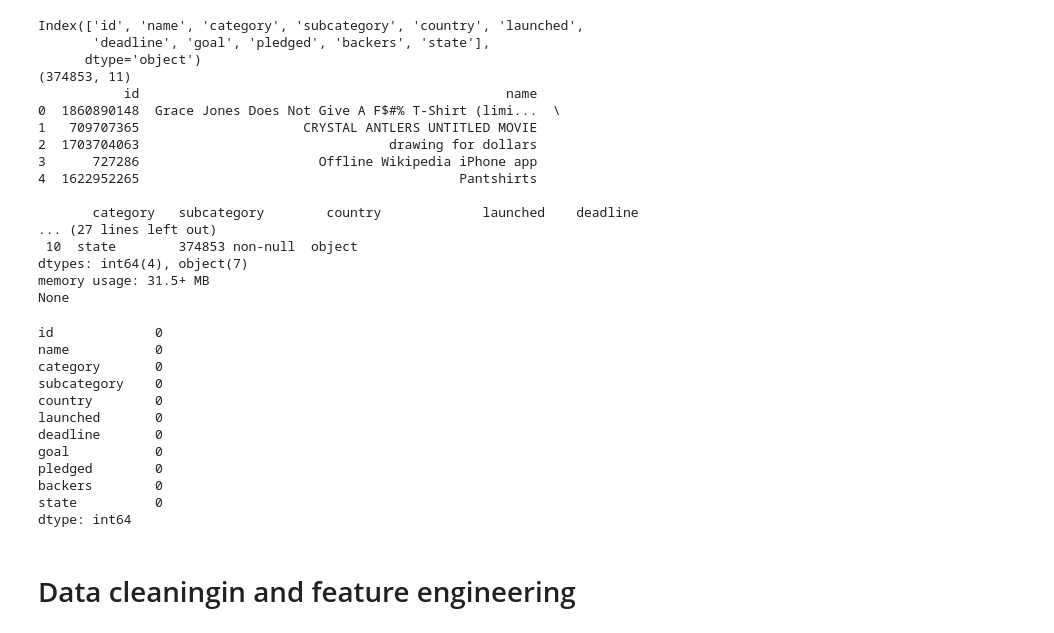
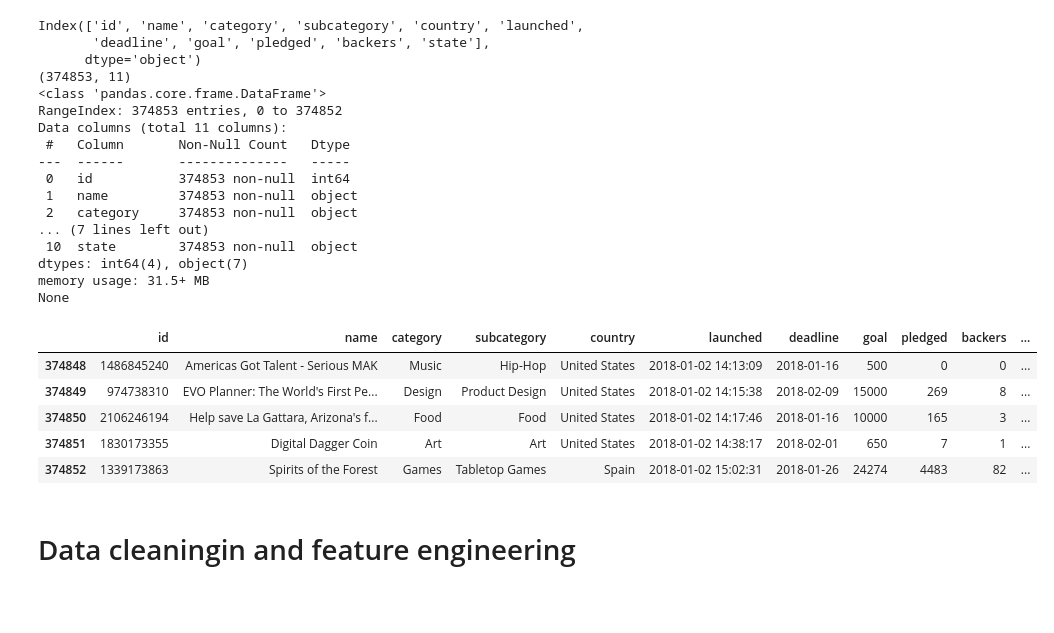
Before and after one commit to EmnaZayaniEsprit/ds-ml-project-template, a Jupyter notebook: EDA-and-modeling.ipynb, the cells around one changed output. Drawn from its saved outputs; the diff is of its cells as text; code cells hidden in the pictures; blank space fills up the shorter version.

```diff
--- a/EDA-and-modeling.ipynb
+++ b/EDA-and-modeling.ipynb
@@ -11,41 +11,36 @@ warnings.filterwarnings('ignore')
 # %%
 
 df = pd.read_csv("./data/kickstarter_projects.csv")
 df.columns = df.columns.str.lower()
 print(df.columns)
 print(df.shape)
-print(df.head())
+#print(df.head())
 print(df.info())
 df.isna().sum()
+df.tail()
 # %% [output]
 Index(['id', 'name', 'category', 'subcategory', 'country', 'launched',
        'deadline', 'goal', 'pledged', 'backers', 'state'],
       dtype='object')
 (374853, 11)
-           id                                               name
-0  1860890148  Grace Jones Does Not Give A F$#% T-Shirt (limi...  \
-1   709707365                     CRYSTAL ANTLERS UNTITLED MOVIE
-2  1703704063                                drawing for dollars
-3      727286                       Offline Wikipedia iPhone app
-4  1622952265                                         Pantshirts
-
-       category   subcategory        country             launched    deadline
-... (27 lines left out)
+<class 'pandas.core.frame.DataFrame'>
+RangeIndex: 374853 entries, 0 to 374852
+Data columns (total 11 columns):
+ #   Column       Non-Null Count   Dtype
+---  ------       --------------   -----
+ 0   id           374853 non-null  int64
+ 1   name         374853 non-null  object
+ 2   category     374853 non-null  object
+... (7 lines left out)
  10  state        374853 non-null  object
 dtypes: int64(4), object(7)
 memory usage: 31.5+ MB
 None
-id             0
-name           0
-category       0
-subcategory    0
-country        0
-launched       0
-deadline       0
-goal           0
-pledged        0
-backers        0
-state          0
-dtype: int64
+|  | id | name | category | subcategory | country | launched | deadline | goal | pledged | backers | ... |
+| 374848 | 1486845240 | Americas Got Talent - Serious MAK | Music | Hip-Hop | United States | 2018-01-02 14:13:09 | 2018-01-16 | 500 | 0 | 0 | ... |
+| 374849 | 974738310 | EVO Planner: The World's First Pe... | Design | Product Design | United States | 2018-01-02 14:15:38 | 2018-02-09 | 15000 | 269 | 8 | ... |
+| 374850 | 2106246194 | Help save La Gattara, Arizona's f... | Food | Food | United States | 2018-01-02 14:17:46 | 2018-01-16 | 10000 | 165 | 3 | ... |
+| 374851 | 1830173355 | Digital Dagger Coin | Art | Art | United States | 2018-01-02 14:38:17 | 2018-02-01 | 650 | 7 | 1 | ... |
+| 374852 | 1339173863 | Spirits of the Forest | Games | Tabletop Games | Spain | 2018-01-02 15:02:31 | 2018-01-26 | 24274 | 4483 | 82 | ... |
 # %% [markdown]
 # Data cleaningin and feature engineering
```
Also changed, not shown: parts of 6 cells of this notebook.
